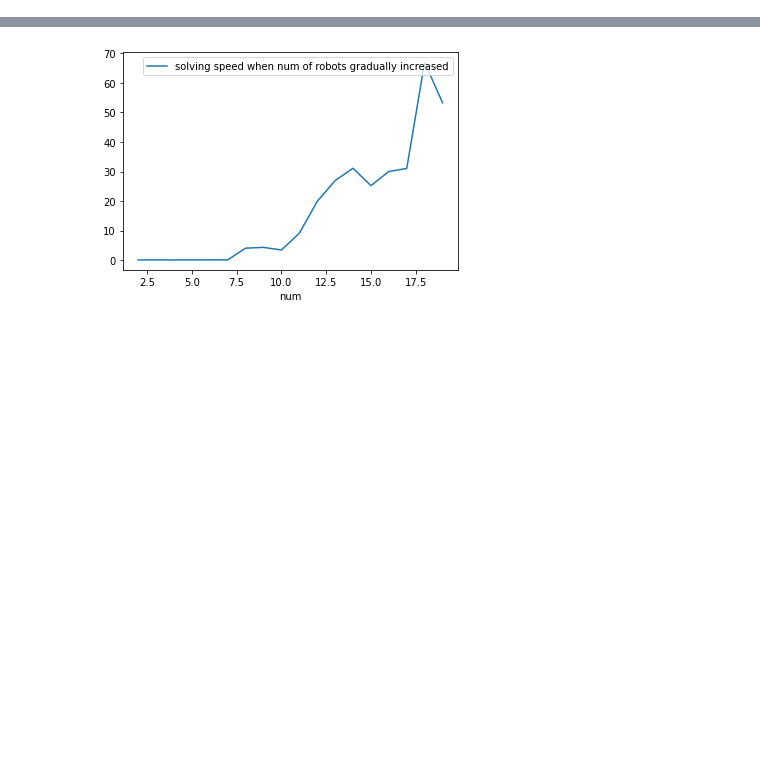
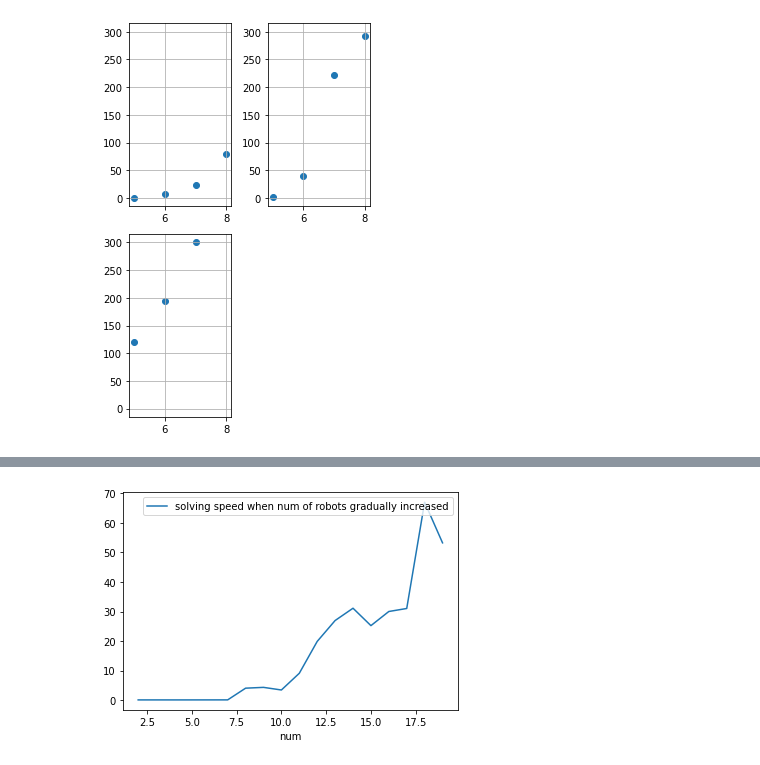
Before and after one commit to Philomena892/AndreevMoek, a Jupyter notebook: CBS/dataAnalysis.ipynb, the cells around one changed output, grey strips where cells are left out. Drawn from its saved outputs; the diff is of its cells as text; code cells hidden in the pictures; blank space fills up the shorter version.

```diff
--- a/CBS/dataAnalysis.ipynb
+++ b/CBS/dataAnalysis.ipynb
@@ -173,0 +184,26 @@ plt.show()
+# %%
+points = np.linspace(0, len(mean), len(mean))
+points = [5,6,7,8]
+
+
+
+fig = plt.figure()
+ax1 = fig.add_subplot(2, 2, 1)
+ax2 = fig.add_subplot(2, 2, 2, sharey=ax1, sharex=ax1)
+ax3 = fig.add_subplot(2, 2, 3, sharey=ax1, sharex=ax1)
+
+ax1.scatter(points, mean[::3])
+ax2.scatter(points, mean[1::3])
+ax3.scatter(points[:3], mean[2::3])
+
+fig.set_size_inches(4, 6, forward=True)
+fig.tight_layout()
+
+
+ax1.grid()
+ax2.grid()
+ax3.grid()
+
+plt.show()
+# %% [output]
+[figure, added]
```
Also changed, not shown: parts of 6 cells of this notebook.
